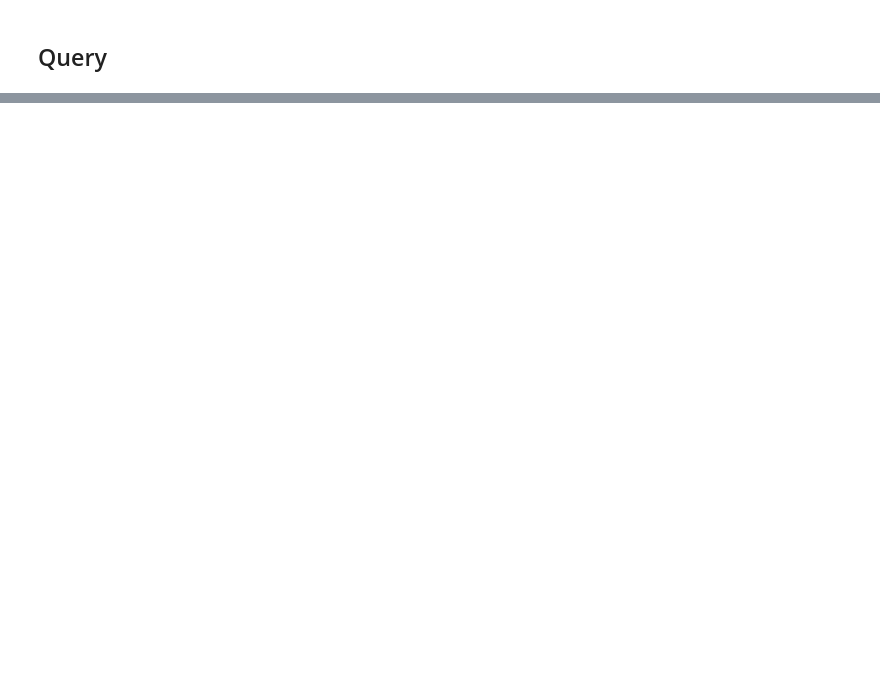
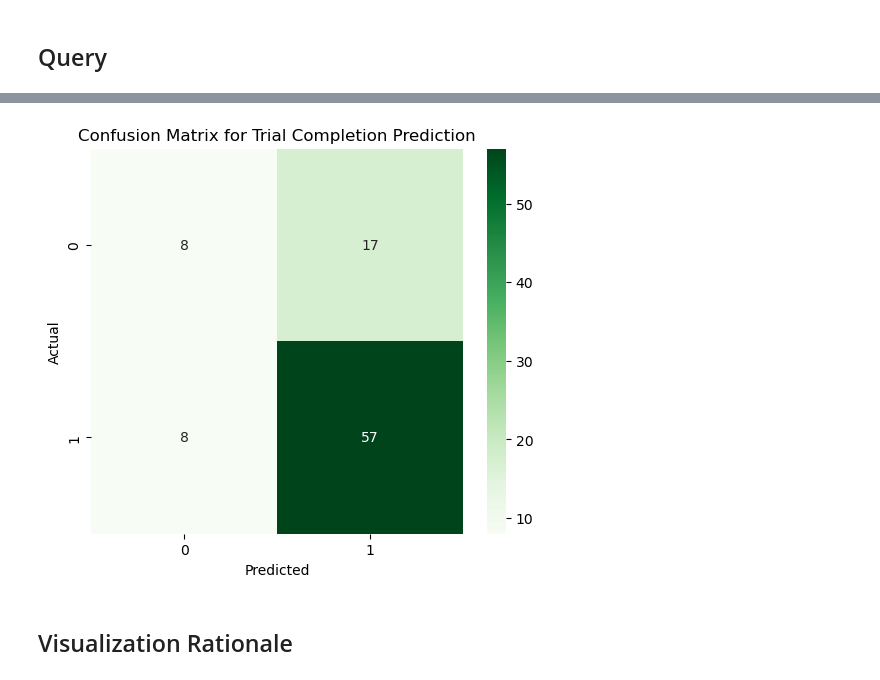
Before and after one commit to kayla-hekim/DS-4320-Project-2-Clinical-Trial-Completion-Prediction, a Jupyter notebook: pipeline/pipeline.ipynb, the cells around one changed output, grey strips where cells are left out. Drawn from its saved outputs; the diff is of its cells as text; code cells hidden in the pictures; blank space fills up the shorter version.

```diff
--- a/pipeline/pipeline.ipynb
+++ b/pipeline/pipeline.ipynb
@@ -107,0 +197,11 @@ Final count: 1000
+# %%
+# convert to numeric
+df["enrollmentCount"] = pd.to_numeric(df["enrollmentCount"], errors="coerce")
+
+# drop missing
+df = df.dropna()
+
+# one-hot encode categorical variables
+df_encoded = pd.get_dummies(df, columns=["phase", "leadSponsorClass"], drop_first=True)
+
+print(df_encoded.head())
@@ -107,0 +312,18 @@ Final count: 1000
+# %%
+import seaborn as sns
+from sklearn.metrics import confusion_matrix
+
+cm = confusion_matrix(y_test, y_pred)
+
+plt.figure(figsize=(6,5))
+sns.heatmap(cm, annot=True, fmt="d", cmap="Greens")
+
+plt.xlabel("Predicted")
+plt.ylabel("Actual")
+plt.title("Confusion Matrix for Trial Completion Prediction")
+
+plt.show()
+# %% [output]
+[figure, added]
+# %% [markdown]
+## Visualization Rationale
```
Also changed, not shown: parts of 22 cells of this notebook, 1 other file.
